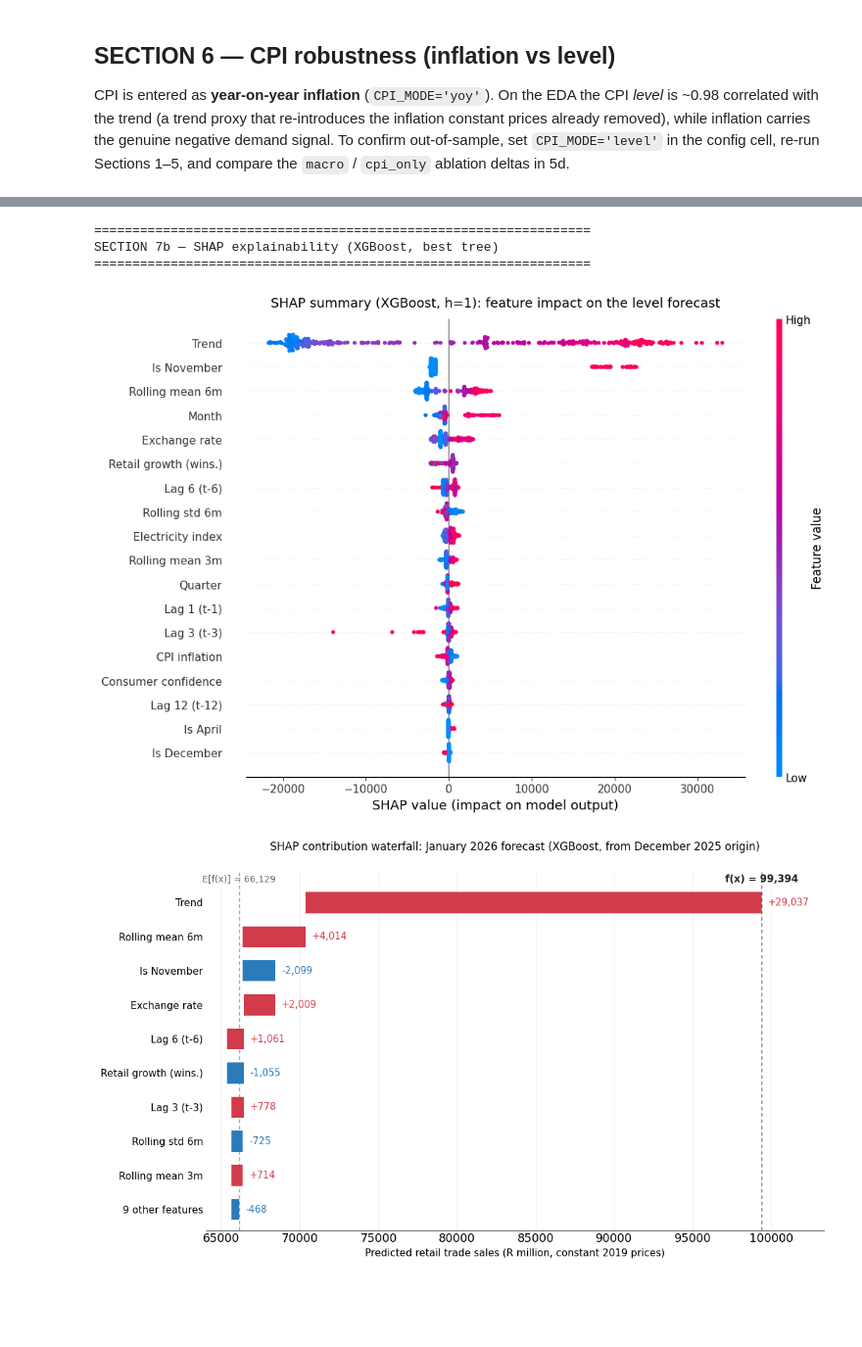
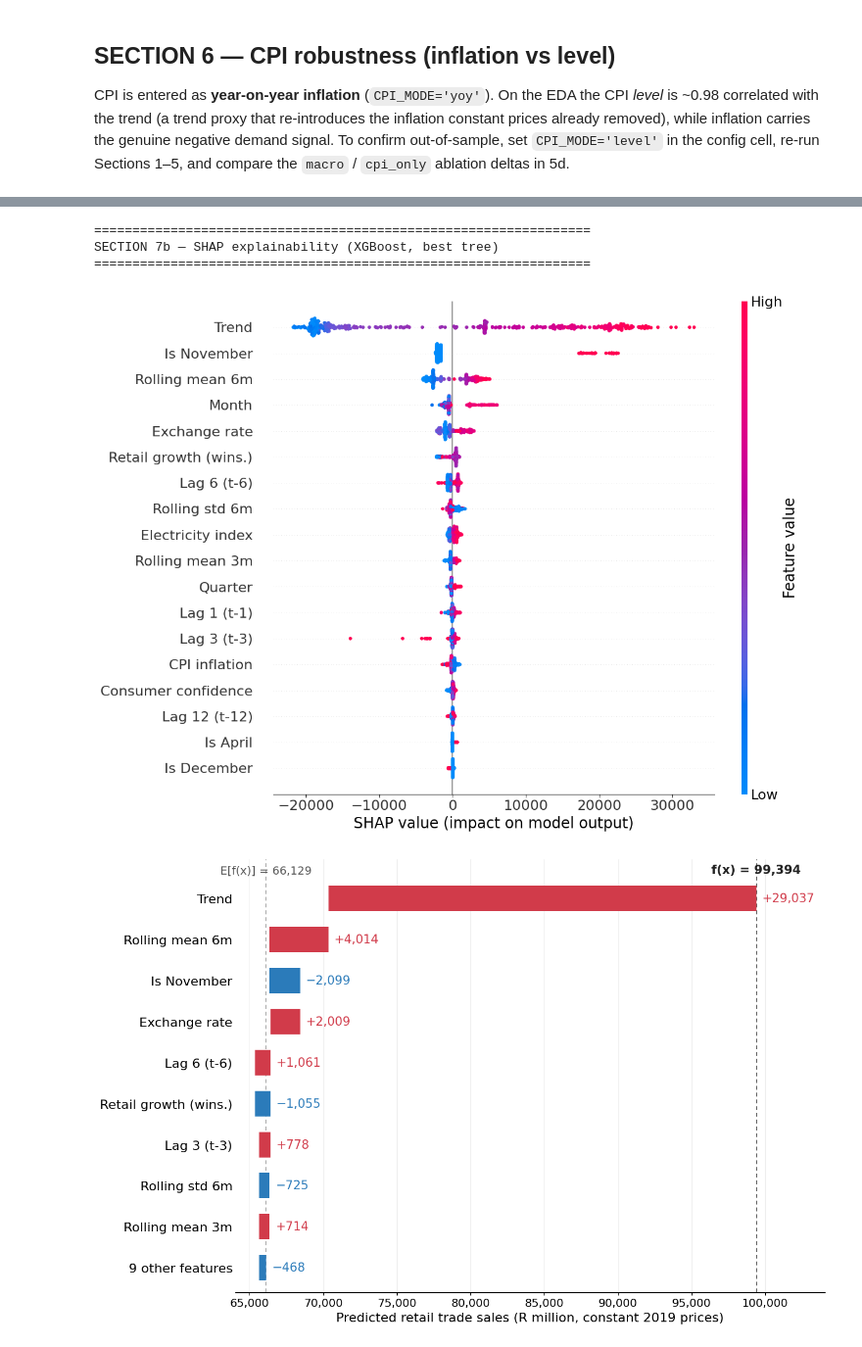
Before and after one commit to thabisop/Tree_Based_ML-Short_Term_Retail_Trade_Sales_Forecasting, a Jupyter notebook: Modelling_Script.ipynb, the cells around one changed output, grey strips where cells are left out. Shown at 98% size. Cells and saved outputs as stored; diff of their text form; code cells hidden in the pictures; blank space fills up the shorter version.

```diff
--- a/Modelling_Script.ipynb
+++ b/Modelling_Script.ipynb
@@ -1315,16 +1317,20 @@ else:
           f"{best_tree} {t80}% / {t95}% (tree bands are wider — see width tables).")
 
 # ---- plot (primary) ----
+from matplotlib.ticker import FuncFormatter
+_label = "SARIMA" if conformal_model == "Pure SARIMA" else conformal_model
 positions = range(len(hi_primary))
-fig, ax = plt.subplots(figsize=(9, 4.4))
-ax.fill_between(positions, hi_primary["lower95"], hi_primary["upper95"], color="#c6dbef", alpha=0.8, label="95% conformal")
-ax.fill_between(positions, hi_primary["lower80"], hi_primary["upper80"], color="#6baed6", alpha=0.8, label="80% conformal")
-ax.plot(positions, hi_primary["point"], "o-", color="#08519c", linewidth=1.8, markersize=5, label=f"{conformal_model} point forecast")
-ax.plot(positions, hi_primary["actual"], "x-", color="#d62728", linewidth=1.6, markersize=8, label="Actual")
+plt.rcParams.update({"font.size": 15})
+fig, ax = plt.subplots(figsize=(11, 5.6))
+ax.fill_between(positions, hi_primary["lower95"], hi_primary["upper95"], color="#c6dbef", label="95% interval")
+ax.fill_between(positions, hi_primary["lower80"], hi_primary["upper80"], color="#6baed6", label="80% interval")
+ax.plot(positions, hi_primary["point"], "o-", color="#08519c", linewidth=2.4, markersize=8, label=f"{_label} point forecast")
+ax.plot(positions, hi_primary["actual"], "x-", color="#d62728", linewidth=2.2, markersize=11, markeredgewidth=2.4, label="Actual")
 ax.set_xticks(list(positions)); ax.set_xticklabels(hi_primary["month"])
-ax.set_title(f"{conformal_model} forecasts with 80% and 95% split-conformal bands (Jan-May 2026)", fontsize=11)
-ax.set_ylabel("R million (constant 2019 prices)"); ax.legend(fontsize=8); ax.grid(alpha=0.3)
-plt.tight_layout(); plt.savefig("plot_conformal_bands.png", dpi=150, bbox_inches="tight"); plt.show()
+ax.set_ylabel("R million (constant 2019 prices)", fontsize=16)
+ax.yaxis.set_major_formatter(FuncFormatter(lambda v, p: f"{v:,.0f}"))
+ax.tick_params(labelsize=14); ax.legend(loc="upper left", fontsize=13); ax.grid(alpha=0.3)
+plt.tight_layout(); plt.savefig("plot_conformal_bands.png", dpi=200, bbox_inches="tight"); plt.show()
 print("Saved -> plot_conformal_bands.png")
 # %% [output]
 =================================================================
@@ -1449,56 +1455,63 @@ feature_labels = [readable_names.get(c, c) for c in FEATURE_COLS]
 explainer = shap.TreeExplainer(shap_h1_model)
 shap_values = explainer.shap_values(shap_h1_train_matrix.values)
 
-# (a) global beeswarm — larger, higher resolution
-plt.figure(figsize=(11, 7.5))
+from matplotlib.ticker import FuncFormatter
+# (a) Figure 4.8: global beeswarm, no title, larger text
+plt.rcParams.update({"font.size": 16})
+plt.figure(figsize=(12, 9))
 shap.summary_plot(shap_values, shap_h1_train_matrix.values, feature_names=feature_labels,
-                  show=False, max_display=18)
-fig = plt.gcf(); fig.set_size_inches(11, 7.5)
-for ax in fig.axes: ax.tick_params(labelsize=11)
-plt.title(f"SHAP summary ({shap_model}, h=1): feature impact on the level forecast", fontsize=13, pad=12)
+                  show=False, max_display=18, plot_size=(12, 9))
+fig = plt.gcf()
+for a in fig.axes:
+    a.tick_params(labelsize=16)
+    a.xaxis.label.set_size(17)
+    a.yaxis.label.set_size(17)
 plt.tight_layout(); plt.savefig("fig4a_shap_beeswarm.png", dpi=200, bbox_inches="tight"); plt.show()
 
-# (b) custom waterfall — contribution labels on the outer edge of each bar (no overlap)
+# (b) Figure 4.9: waterfall, no title, larger text
 origin_row = data[FEATURE_COLS].iloc[[origin_pos]].values
 vals = explainer.shap_values(origin_row)[0]
 base = float(explainer.expected_value); pred = float(shap_h1_model.predict(origin_row)[0])
 order = np.argsort(np.abs(vals))[::-1]; K = 9
 top = order[:K]; other = vals[order[K:]].sum()
 labels = [feature_labels[i] for i in top] + [f"{len(order) - K} other features"]
 contr = [vals[i] for i in top] + [other]; M = len(contr)
 starts = [0.0] * M; running = base
 for yy in range(M):
     li = M - 1 - yy; starts[li] = running; running += contr[li]
 span = pred - base if pred != base else 1.0
-fig, ax = plt.subplots(figsize=(11.5, 6.8)); RED = "#d13b4a"; BLUE = "#2b7bba"
+fig, ax = plt.subplots(figsize=(13, 8.5)); RED = "#d13b4a"; BLUE = "#2b7bba"
 for li in range(M):
     yy = M - 1 - li; c = contr[li]; s = starts[li]; col = RED if c >= 0 else BLUE
     ax.barh(yy, c, left=s, color=col, height=0.62, zorder=3)
     right = max(s, s + c)
-    ax.text(right + span * 0.012, yy, (f"+{c:,.0f}" if c >= 0 else f"{c:,.0f}"),
-            va="center", ha="left", color=col, fontsize=10.5, zorder=5)
-ax.axvline(base, color="#999", ls=(0, (4, 3)), lw=1); ax.axvline(pred, color="#444", ls=(0, (4, 3)), lw=1)
-ax.set_yticks(range(M)); ax.set_yticklabels(labels[::-1], fontsize=11); ax.set_ylim(-0.6, M - 0.05)
-ax.annotate(f"E[f(x)] = {base:,.0f}", xy=(base, M - 0.45), ha="center", va="bottom", color="#666", fontsize=10)
-ax.annotate(f"f(x) = {pred:,.0f}", xy=(pred, M - 0.45), ha="center", va="bottom", color="#222", fontsize=11, fontweight="bold")
-ax.set_xlabel("Predicted retail trade sales (R million, constant 2019 prices)", fontsize=11)
-ax.set_title(f"SHAP contribution waterfall: January 2026 forecast ({shap_model}, from December 2025 origin)", fontsize=12, pad=22)
+    ax.text(right + span * 0.012, yy, (f"+{c:,.0f}" if c >= 0 else f"−{abs(c):,.0f}"),
+            va="center", ha="left", color=col, fontsize=15, zorder=5)
+ax.axvline(base, color="#999", ls=(0, (4, 3)), lw=1.2); ax.axvline(pred, color="#444", ls=(0, (4, 3)), lw=1.2)
+ax.set_yticks(range(M)); ax.set_yticklabels(labels[::-1], fontsize=16); ax.set_ylim(-0.6, M - 0.05)
+ax.annotate(f"E[f(x)] = {base:,.0f}", xy=(base, M - 0.45), ha="center", va="bottom", color="#555", fontsize=14)
+ax.annotate(f"f(x) = {pred:,.0f}", xy=(pred, M - 0.45), ha="center", va="bottom", color="#222", fontsize=15, fontweight="bold")
+ax.set_xlabel("Predicted retail trade sales (R million, constant 2019 prices)", fontsize=16)
+ax.xaxis.set_major_formatter(FuncFormatter(lambda v, p: f"{v:,.0f}"))
+ax.tick_params(axis="x", labelsize=14)
 ax.grid(axis="x", color="#eee", zorder=0)
 for sp in ["top", "right", "left"]: ax.spines[sp].set_visible(False)
-ax.tick_params(length=0)
-ax.set_xlim(min(starts) - span * 0.04, max([s + c for s, c in zip(starts, contr)] + [pred]) + span * 0.12)
-plt.tight_layout(); plt.savefig("fig4b_shap_waterfall.png", dpi=220, bbox_inches="tight", pad_inches=0.25); plt.show()
+ax.tick_params(axis="y", length=0)
+ax.set_xlim(min(starts) - span * 0.04, max([s + c for s, c in zip(starts, contr)] + [pred]) + span * 0.14)
+plt.tight_layout()
+plt.savefig("fig4b_shap_waterfall.png", dpi=220, bbox_inches="tight", pad_inches=0.25)
+plt.savefig("fig4b_shap_waterfall.pdf", bbox_inches="tight", pad_inches=0.25); plt.show()
 
 mean_abs_shap = pd.Series(np.abs(shap_values).mean(axis=0), index=feature_labels).sort_values(ascending=False)
 print("\nMean |SHAP| ranking (top drivers of the level forecast):")
 print(mean_abs_shap.round(2).to_string())
-print("\nSaved: fig4a_shap_beeswarm.png, fig4b_shap_waterfall.png")
+print("\nSaved: fig4a_shap_beeswarm.png, fig4b_shap_waterfall.png/.pdf")
 # %% [output]
 =================================================================
 SECTION 7b — SHAP explainability (XGBoost, best tree)
 =================================================================
-[figure, old version]
+[figure, new version]
-[figure, old version]
+[figure, new version]
 Mean |SHAP| ranking (top drivers of the level forecast):
 Trend                    16082.509766
 Is November               3365.620117
```
Also changed, not shown: parts of 6 cells of this notebook.
